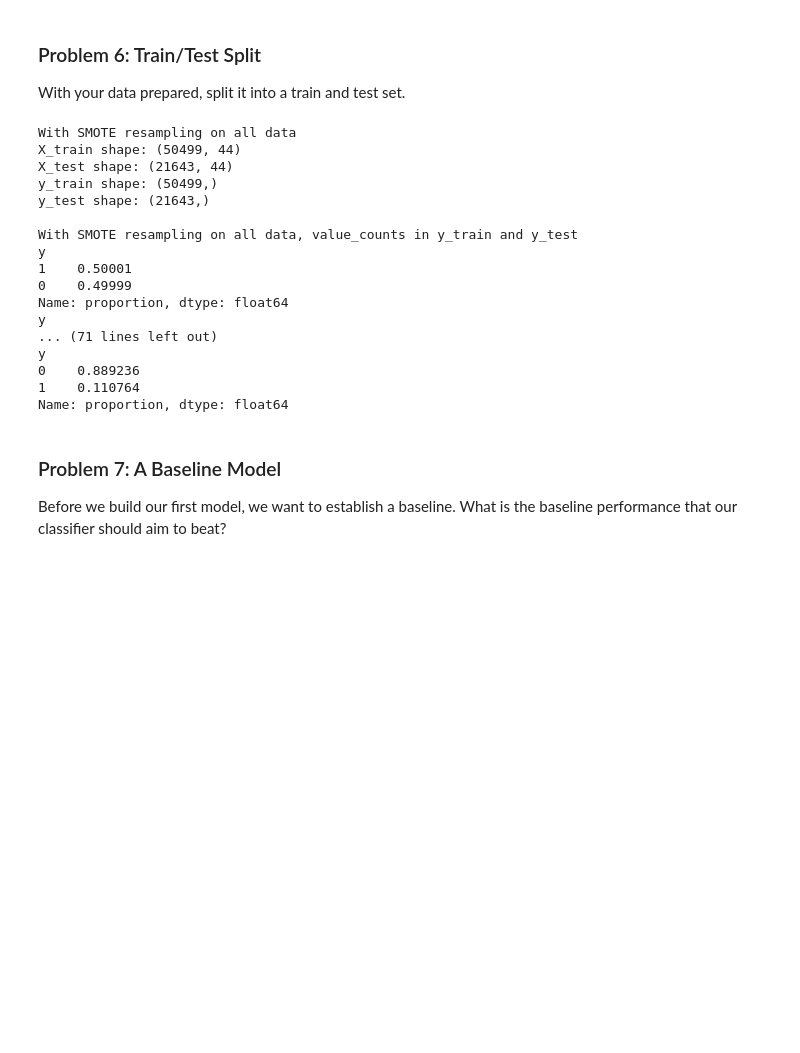
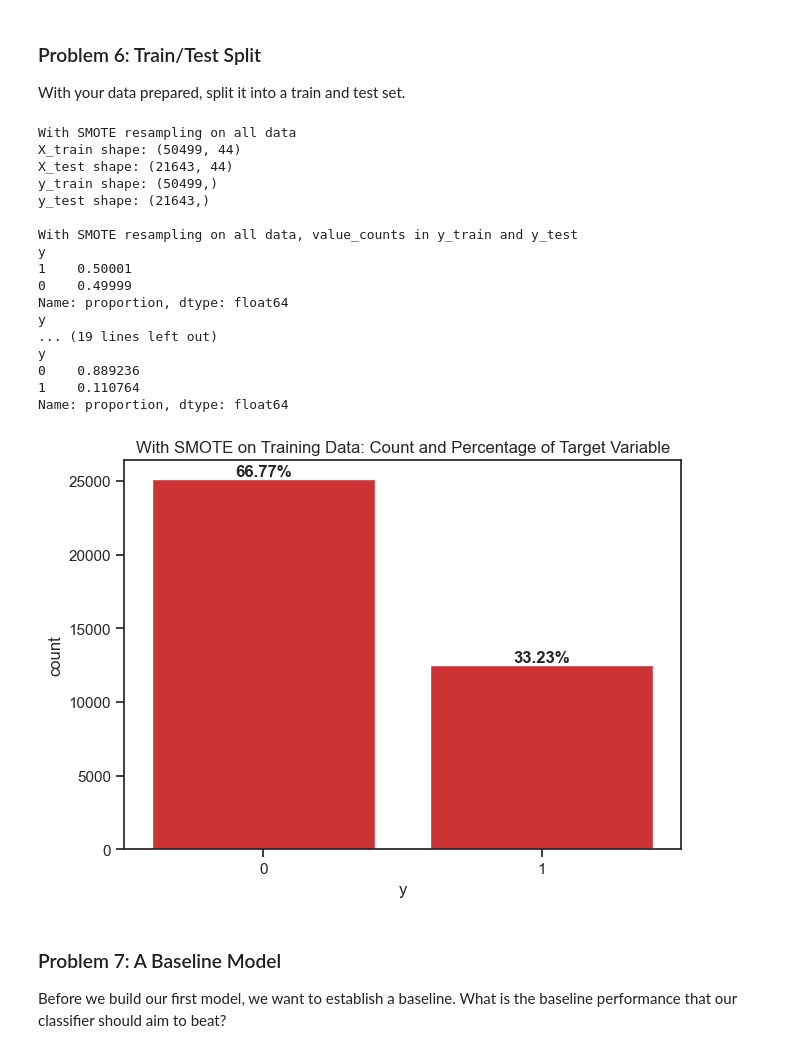
Before and after one commit to diptiaswath/clientSubscriptionPrediction, a Jupyter notebook: bank_subscriptions.ipynb, the cells around one changed output. Cells and saved outputs as stored; diff of their text form; code cells hidden in the pictures; blank space fills up the shorter version.

```diff
--- a/bank_subscriptions.ipynb
+++ b/bank_subscriptions.ipynb
@@ -725,36 +721,53 @@ X1_train, X1_test, y1_train, y1_test = train_test_split(X1, y1, random_state = 4
 # Value counts of 'y' in y1_train and y1_test
 print("\nWithout any SMOTE resampling, value_counts in y1_train and y1_test")
 print(y1_train.value_counts(normalize = True))
 print(y1_test.value_counts(normalize=True))
 
 # Now, resample training data with SMOTETomek, set sampling_strategy to 0.5
 # Applies both oversampling of the minority class (via SMOTE) and undersampling (via Tomek links removal),
 # so the training data becomes more balanced, making it easier for machine learning models to learn meaningful
 # patterns between the classes
 X1_train,y1_train = SMOTETomek(sampling_strategy=0.5, random_state=42).fit_resample(X1_train, y1_train)
-print(X1_train.info())
-
 print("\nWith SMOTE resampling on training data, value_counts in y1_train and y1_test")
 print(y1_train.value_counts(normalize = True))
 print(y1_test.value_counts(normalize=True))
+
+# Combine resampled into a DataFrame
+df_optimal_train_resampled = X1_train
+df_optimal_train_resampled['y'] = y1_train
+
+# Calculate percentage distribution
+target_counts = df_optimal_train_resampled['y'].value_counts(normalize=True) * 100
+
+# Display the count plot with percentages
+sns.countplot(x='y', data=df_optimal_train_resampled)
+plt.title('With SMOTE on Training Data: Count and Percentage of Target Variable')
+
+# Add percentage labels to the plot
+for i, count in enumerate(df_optimal_train_resampled['y'].value_counts()):
+    percentage = f'{target_counts[i]:.2f}%'
+    plt.text(i, count, percentage, ha='center', va='bottom', fontweight='bold')
+
+plt.show()
 # %% [output]
 With SMOTE resampling on all data
 X_train shape: (50499, 44)
 X_test shape: (21643, 44)
 y_train shape: (50499,)
 y_test shape: (21643,)
 
 With SMOTE resampling on all data, value_counts in y_train and y_test
 y
 1    0.50001
 0    0.49999
 Name: proportion, dtype: float64
 y
-... (71 lines left out)
+... (19 lines left out)
 y
 0    0.889236
 1    0.110764
 Name: proportion, dtype: float64
+[figure, added]
 # %% [markdown]
 ### Problem 7: A Baseline Model
 
```
Also changed, not shown: parts of 4 cells of this notebook, 30 other files.
